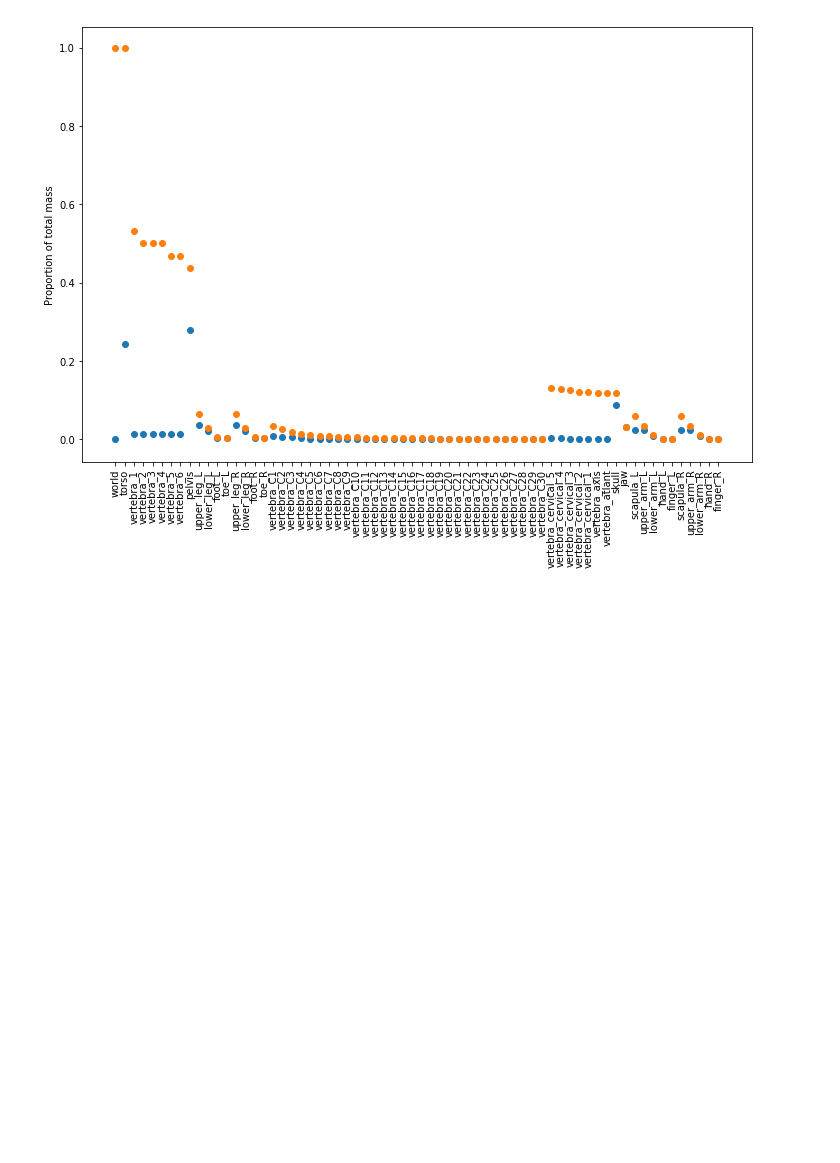
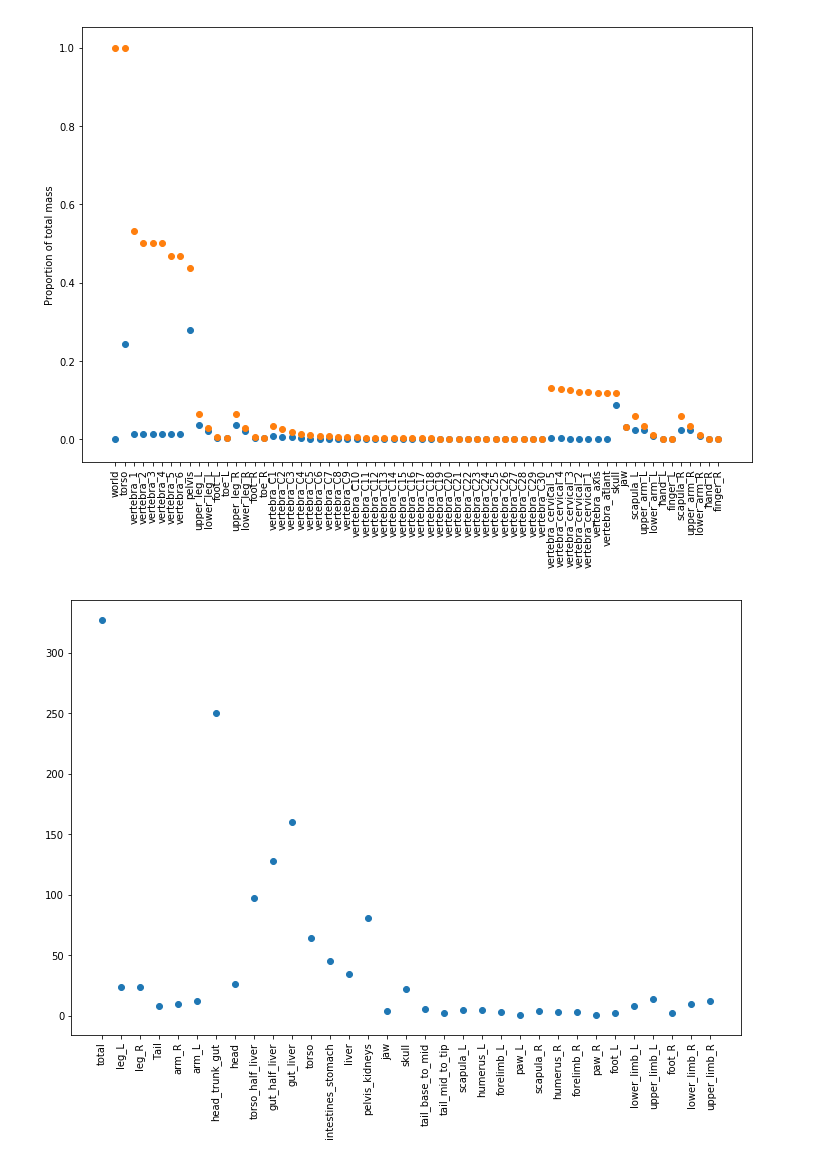
Before and after one commit to diegoaldarondo/stac, a Jupyter notebook: models/Untitled.ipynb, the cells around one changed output. Saved outputs shown, nothing was run; the diff lists cells and outputs as text; code cells hidden in the pictures; blank space fills up the shorter version.

```diff
--- a/models/Untitled.ipynb
+++ b/models/Untitled.ipynb
@@ -59,3 +82,19 @@ plt.ylabel('Proportion of total mass')
 plt.rcParams['font.size'] = 10
 # %% [output]
 [figure]
+# %%
+mass_dist_path = '/home/diego/data/dm/stac/body_measurements/Mass_distribution.xlsx'
+mass_data = pd.ExcelFile(mass_dist_path)
+data = mass_data.parse('Sheet1')
+data = data.to_numpy()
+# %%
+parts = data[1:,0]
+masses = data[1:,1]
+# %%
+fig, ax = plt.subplots(figsize=(12,8))
+x = range(len(parts))
+plt.scatter(x, masses)
+plt.xticks(x)
+_ = ax.set_xticklabels(parts, rotation=90)
+# %% [output]
+[figure, added]
```
Also changed, not shown: parts of 7 cells of this notebook, 4 other files.
